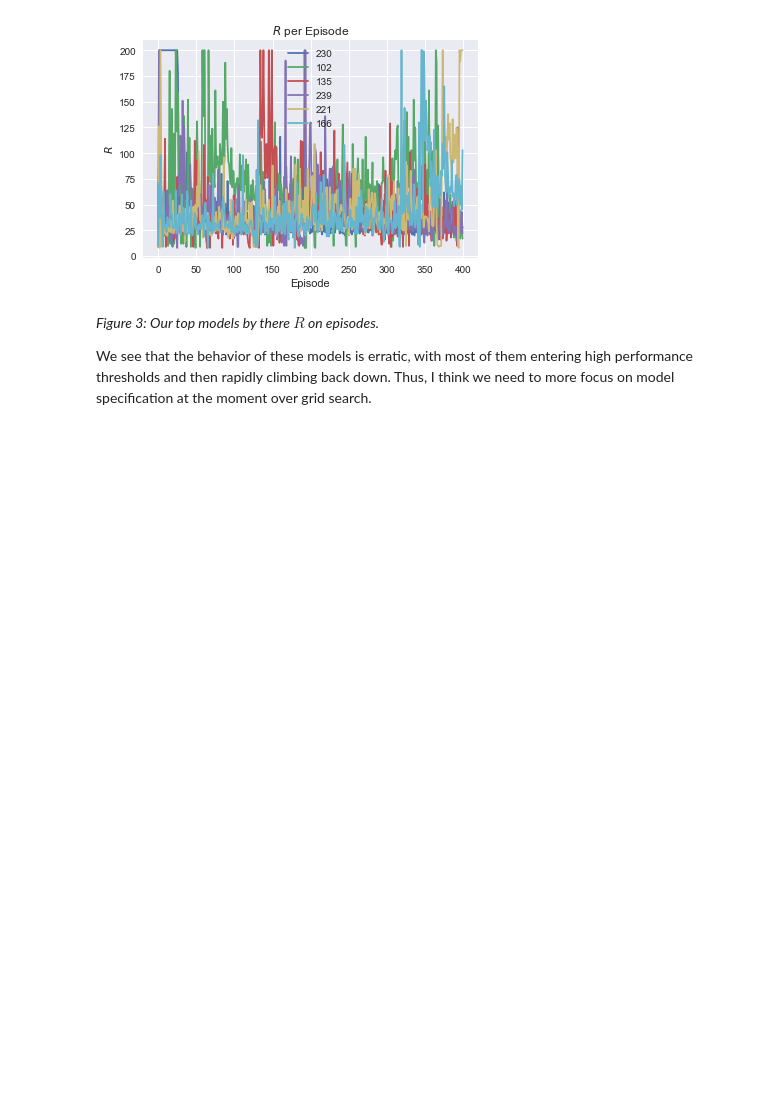
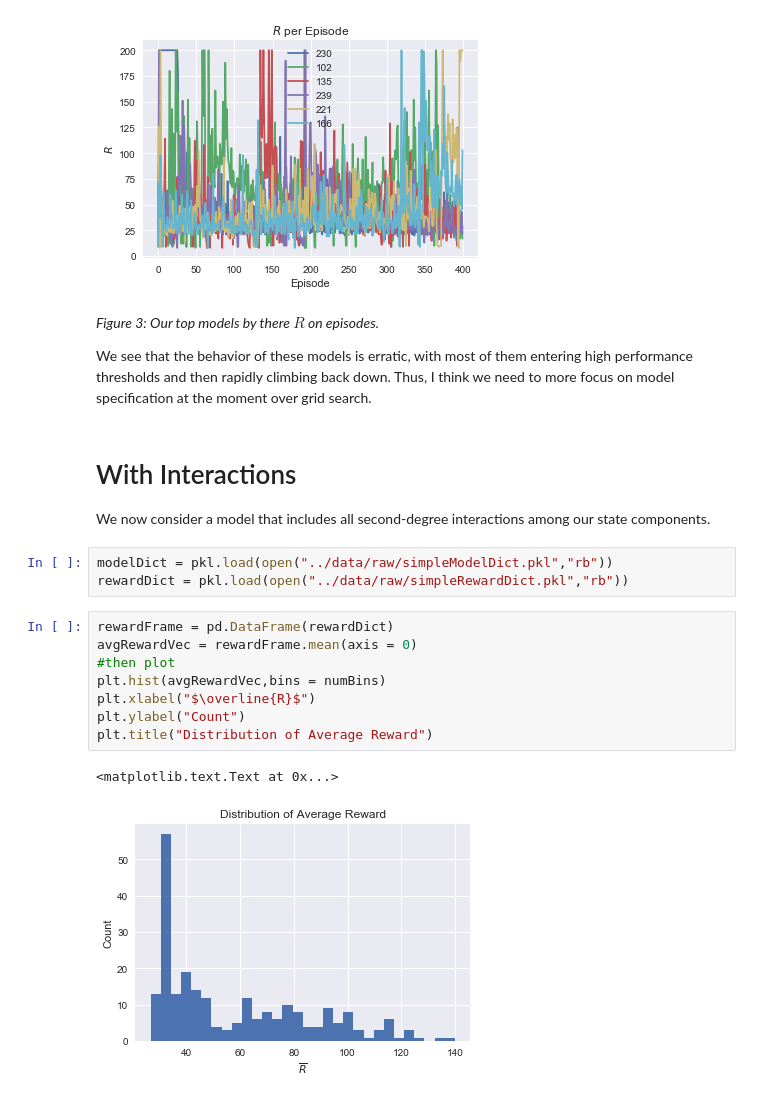
Before and after one commit to PLBMR/openAIGymSubmissions, a Jupyter notebook: analysis/cartPoleV0InitialGridSearch.ipynb, the cells around one changed output. Drawn from its saved outputs; the diff is of its cells as text; blank space fills up the shorter version.

```diff
--- a/analysis/cartPoleV0InitialGridSearch.ipynb
+++ b/analysis/cartPoleV0InitialGridSearch.ipynb
@@ -103,3 +103,21 @@ plt.title("$R$ per Episode")
 _Figure 3: Our top models by there $R$ on episodes._
 
 We see that the behavior of these models is erratic, with most of them entering high performance thresholds and then rapidly climbing back down. Thus, I think we need to more focus on model specification at the moment over grid search.
+# %% [markdown]
+# With Interactions
+
+We now consider a model that includes all second-degree interactions among our state components.
+# %%
+modelDict = pkl.load(open("../data/raw/simpleModelDict.pkl","rb"))
+rewardDict = pkl.load(open("../data/raw/simpleRewardDict.pkl","rb"))
+# %%
+rewardFrame = pd.DataFrame(rewardDict)
+avgRewardVec = rewardFrame.mean(axis = 0)
+#then plot
+plt.hist(avgRewardVec,bins = numBins)
+plt.xlabel("$\overline{R}$")
+plt.ylabel("Count")
+plt.title("Distribution of Average Reward")
+# %% [output]
+<matplotlib.text.Text at 0x...>
+[figure, added]
```
Also changed, not shown: parts of 6 cells of this notebook, 9 other files.
